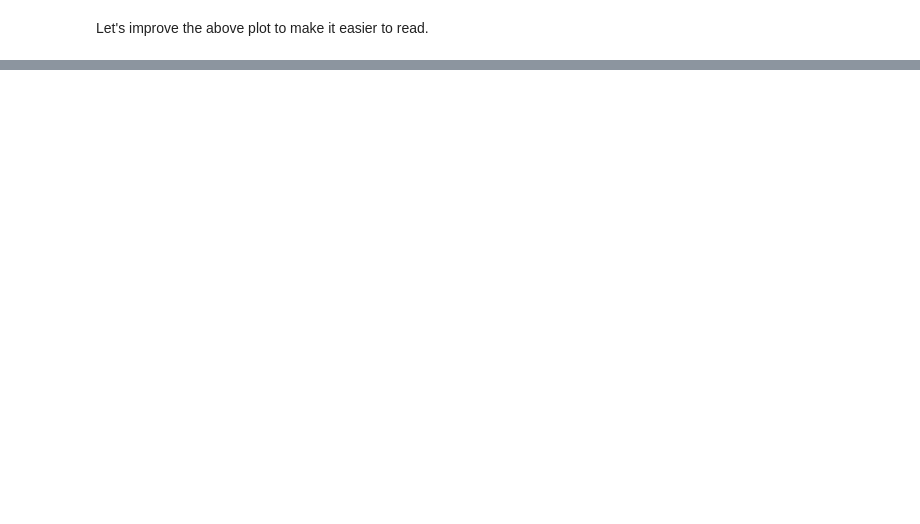
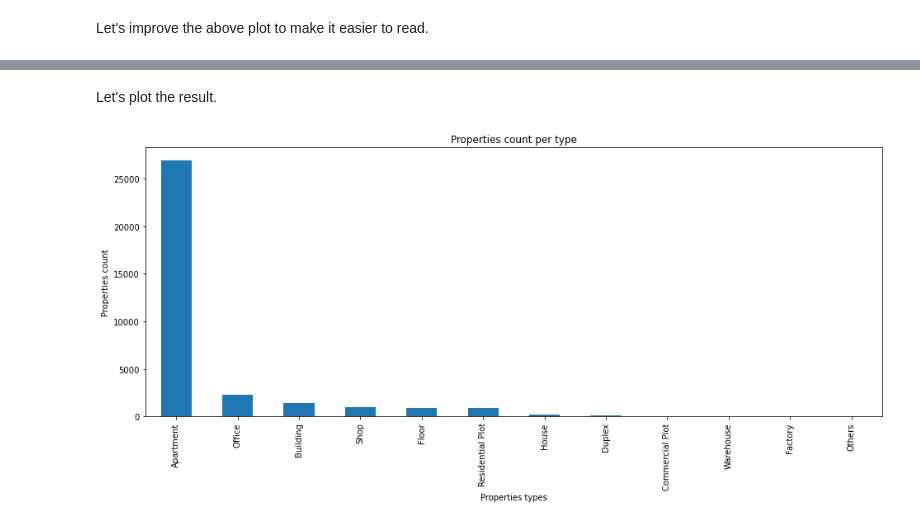
Before and after one commit to OmdenaAI/dhaka-bangladesh-real-estate-recommendation, a Jupyter notebook: src/tasks/task-3-exploratory-data-analysis/EDA - real estate market in Bangladesh.ipynb, the cells around one changed output, grey strips where cells are left out. Drawn from its saved outputs; the diff is of its cells as text; code cells hidden in the pictures; blank space fills up the shorter version.

Commit message:
Explored distribution of properties per type (shop, apartment, ...)

```diff
--- a/src/tasks/task-3-exploratory-data-analysis/EDA - real estate market in Bangladesh.ipynb
+++ b/src/tasks/task-3-exploratory-data-analysis/EDA - real estate market in Bangladesh.ipynb
@@ -245,0 +262,4 @@ plt.title("Properties count per city");
+# %%
+# Number of properties per type
+properties_per_type_count = df["building_type"].value_counts()
+properties_per_type_count
@@ -245,0 +280,11 @@ plt.title("Properties count per city");
+# %% [markdown]
+Let's plot the result.
+# %%
+# Plotting the number of properties per type
+properties_per_type_count.plot(kind="bar", figsize=(16,6))
+
+plt.xlabel("Properties types")
+plt.ylabel("Properties count")
+plt.title("Properties count per type");
+# %% [output]
+[figure, added]
```
Also changed, not shown: parts of 16 cells of this notebook.
